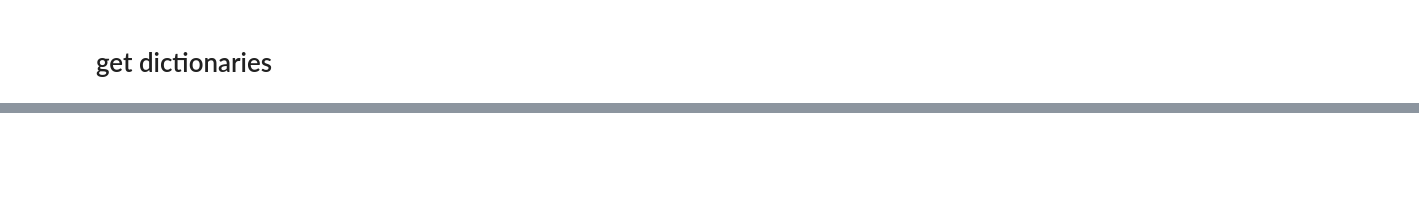
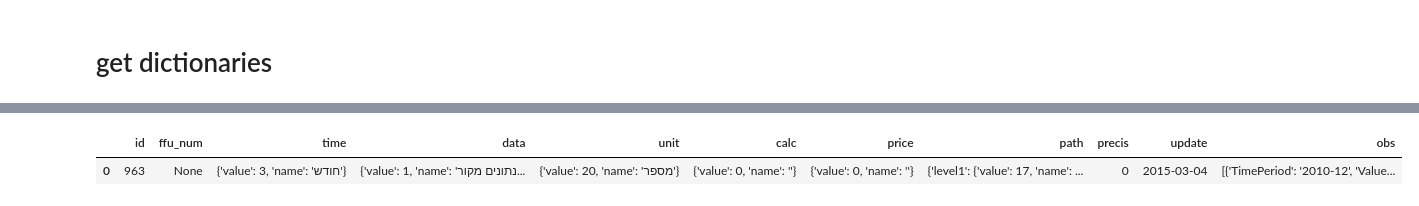
Before and after one commit to yodfatbs/APIs_connections, a Jupyter notebook: lamas_APIs.ipynb, the cells around one changed output, grey strips where cells are left out. Drawn from its saved outputs; the diff is of its cells as text; code cells hidden in the pictures; blank space fills up the shorter version.

```diff
--- a/lamas_APIs.ipynb
+++ b/lamas_APIs.ipynb
@@ -218,0 +260,5 @@ flat_df
+# %%
+df
+# %% [output]
+|  | id | ffu_num | time | data | unit | calc | price | path | precis | update | obs |
+| 0 | 963 | None | {'value': 3, 'name': 'חודש'} | {'value': 1, 'name': 'נתונים מקור... | {'value': 20, 'name': 'מספר'} | {'value': 0, 'name': ''} | {'value': 0, 'name': ''} | {'level1': {'value': 17, 'name': ... | 0 | 2015-03-04 | [{'TimePeriod': '2010-12', 'Value... |
```
Also changed, not shown: parts of 25 cells of this notebook, 1 other file.
